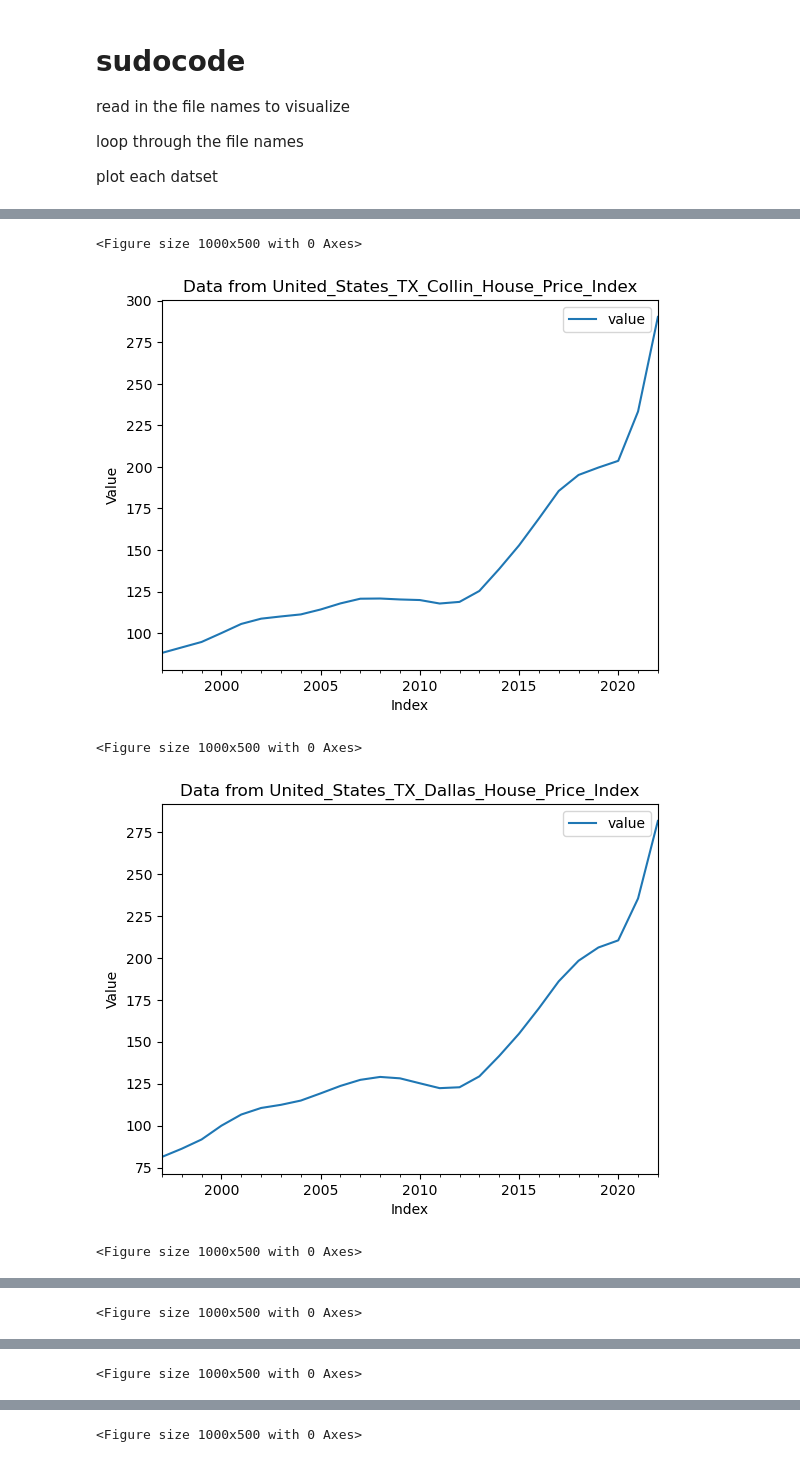
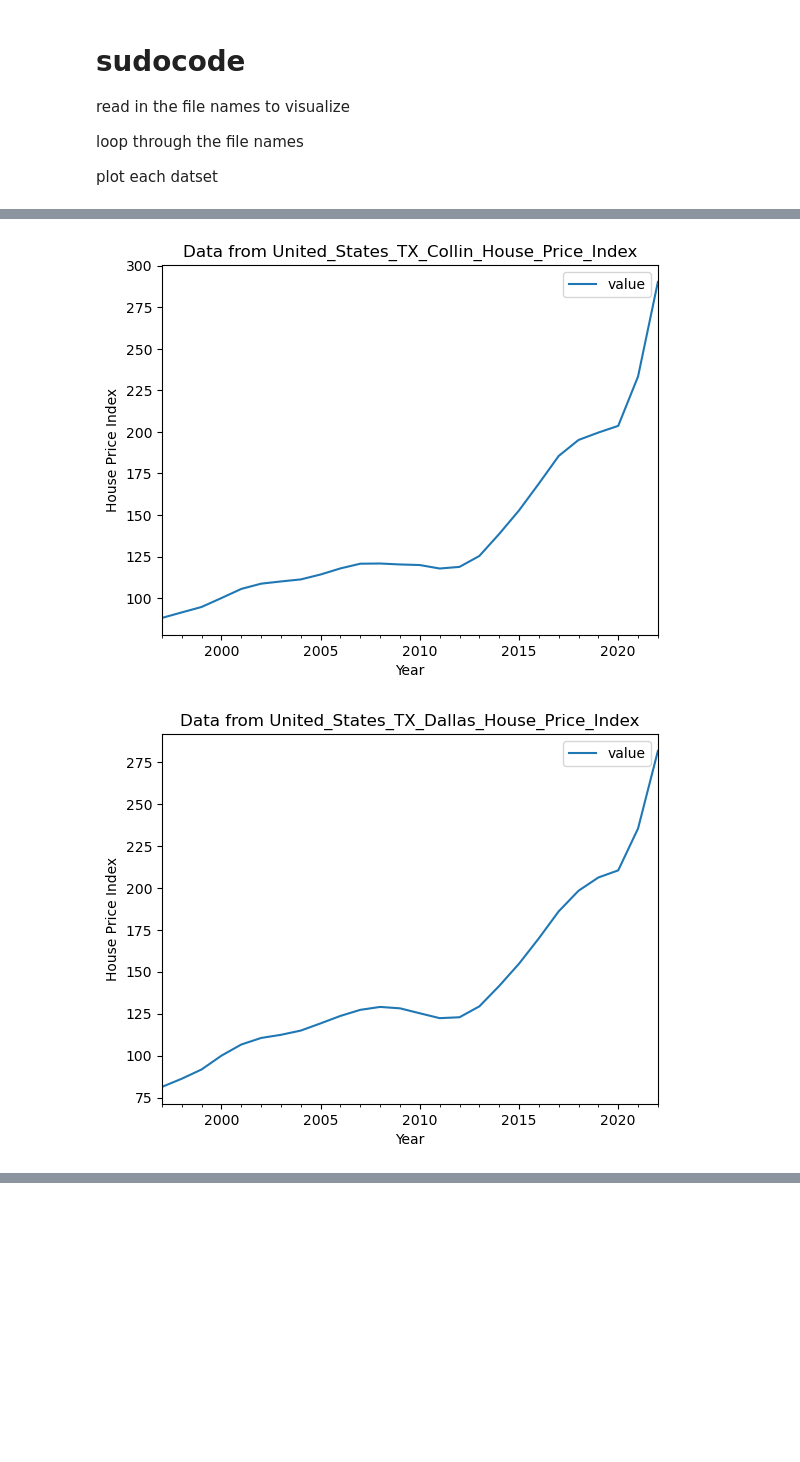
Before and after one commit to ehxewri/ProjectOne_Team2, a Jupyter notebook: Frank_playground/Fred_visualize.ipynb, the cells around one changed output, grey strips where cells are left out. Saved outputs shown, nothing was run; the diff lists cells and outputs as text; code cells hidden in the pictures; blank space fills up the shorter version.

Commit message:
report changes for review

```diff
--- a/Frank_playground/Fred_visualize.ipynb
+++ b/Frank_playground/Fred_visualize.ipynb
@@ -15,7 +11,7 @@ loop through the file names
 plot each datset
 # %%
 # read the file into a list
-list_of_series_df = pd.read_csv('C:\SRC\AI\ProjectOne_Team2\Frank_playground\output_filename.csv')
+list_of_series_df = pd.read_csv('C:\SRC\AI\ProjectOne_Team2\\resources\\filename.csv')
 display (list_of_series_df)
 # %% [output]
 |  | country | state | county | series_Desc | series_id | filename |
@@ -31,25 +27,20 @@ display (list_of_series_df)
 # %%
 series_list_df = {}
 # read the file into a list
 for index, row in list_of_series_df.iterrows():
     file_id=list_of_series_df.loc[index,'filename']
-
+    county=list_of_series_df.loc[index,'county']
+    desc=list_of_series_df.loc[index,'series_Desc']
     series_id = file_id + '_pd'
     series_list_df[series_id] =  pd.read_csv(f'C:\SRC\AI\ProjectOne_Team2\\resources\{file_id}.csv',
                                 index_col='date',
                                 parse_dates=True,
                                 date_format='%Y-%m-%d')
-    plt.figure(figsize=(10, 5))  # Create a new figure window
     series_list_df[series_id].plot()  # This plots all columns with numerical data against the index
     plt.title(f'Data from {file_id}')  # Set the title of the plot to include the filename
-    plt.xlabel('Index')  # Set the x-axis label
-    plt.ylabel('Value')  # Set the y-axis label
-    plt.show()  # Display the plot
-
-    # display (f'{file_id}\n{series_list_df[series_id].plot()}')
+    plt.xlabel('Year')  # Set the x-axis label
+    plt.ylabel(desc)  # Set the y-axis label
+    plt.savefig(f'../reports/{county} {desc}.png')
 # %% [output]
-<Figure size 1000x500 with 0 Axes>
-[figure, old version]
+[figure, new version]
-<Figure size 1000x500 with 0 Axes>
-[figure, old version]
+[figure, new version]
-<Figure size 1000x500 with 0 Axes>
@@ -57 +47,0 @@ for index, row in list_of_series_df.iterrows():
-<Figure size 1000x500 with 0 Axes>
@@ -59 +48,0 @@ for index, row in list_of_series_df.iterrows():
-<Figure size 1000x500 with 0 Axes>
@@ -61 +49,0 @@ for index, row in list_of_series_df.iterrows():
-<Figure size 1000x500 with 0 Axes>
```
Also changed, not shown: parts of 2 cells of this notebook, 39 other files.
